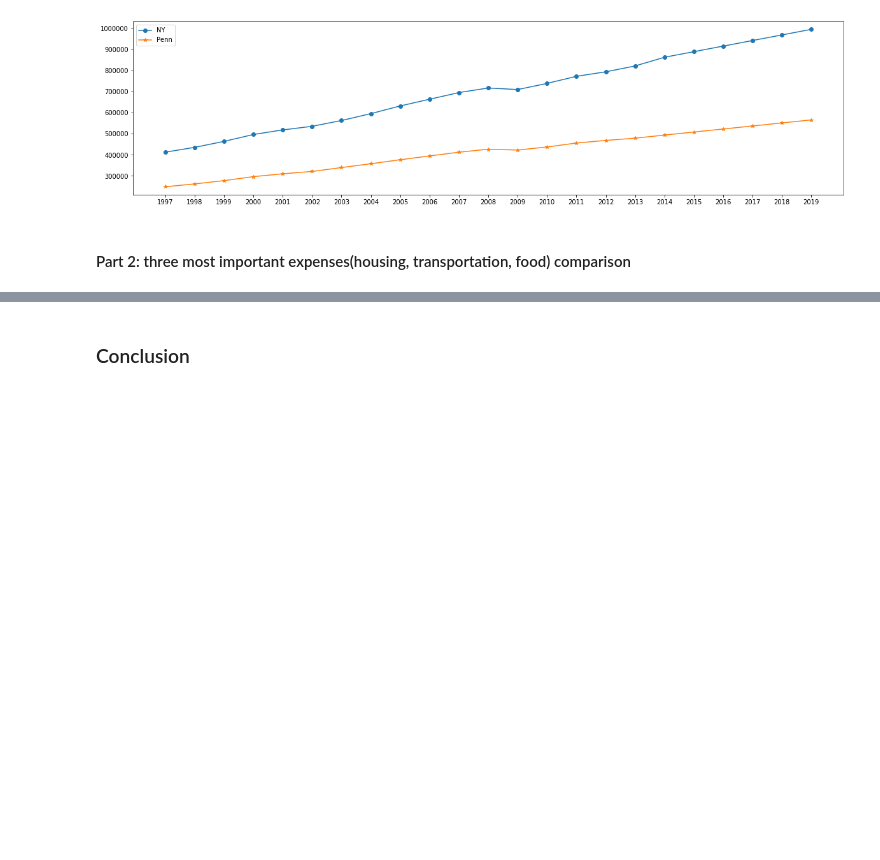
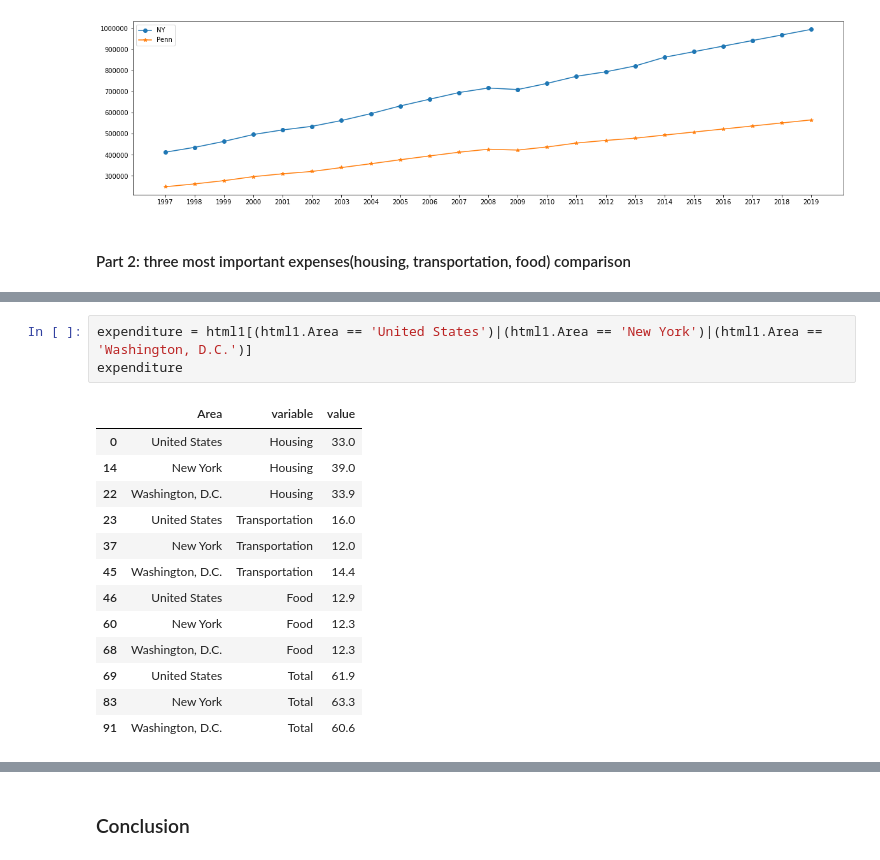
Before and after one commit to gegeli638/DAV-5400, a Jupyter notebook: final/12.13.ipynb, the cells around one changed output, grey strips where cells are left out. Cells and saved outputs as stored; diff of their text form; blank space fills up the shorter version.

```diff
--- a/final/12.13.ipynb
+++ b/final/12.13.ipynb
@@ -265,0 +283,17 @@ html
+# %%
+expenditure = html1[(html1.Area == 'United States')|(html1.Area == 'New York')|(html1.Area == 'Washington, D.C.')]
+expenditure
+# %% [output]
+|  | Area | variable | value |
+| 0 | United States | Housing | 33.0 |
+| 14 | New York | Housing | 39.0 |
+| 22 | Washington, D.C. | Housing | 33.9 |
+| 23 | United States | Transportation | 16.0 |
+| 37 | New York | Transportation | 12.0 |
+| 45 | Washington, D.C. | Transportation | 14.4 |
+| 46 | United States | Food | 12.9 |
+| 60 | New York | Food | 12.3 |
+| 68 | Washington, D.C. | Food | 12.3 |
+| 69 | United States | Total | 61.9 |
+| 83 | New York | Total | 63.3 |
+| 91 | Washington, D.C. | Total | 60.6 |
```
Also changed, not shown: parts of 4 cells of this notebook.
